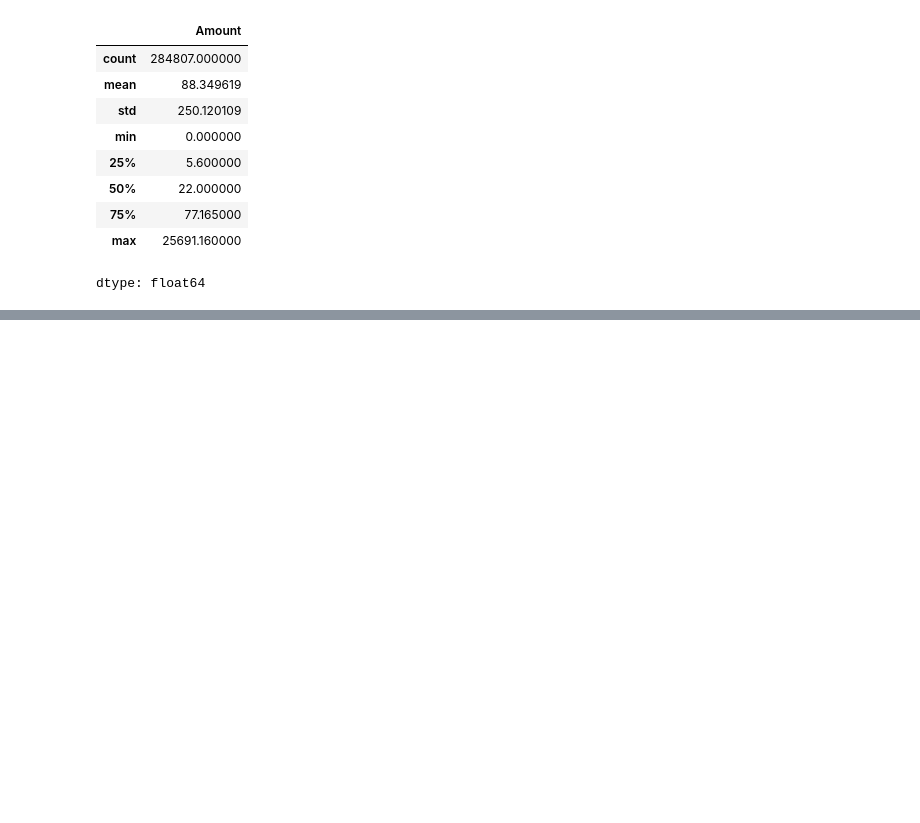
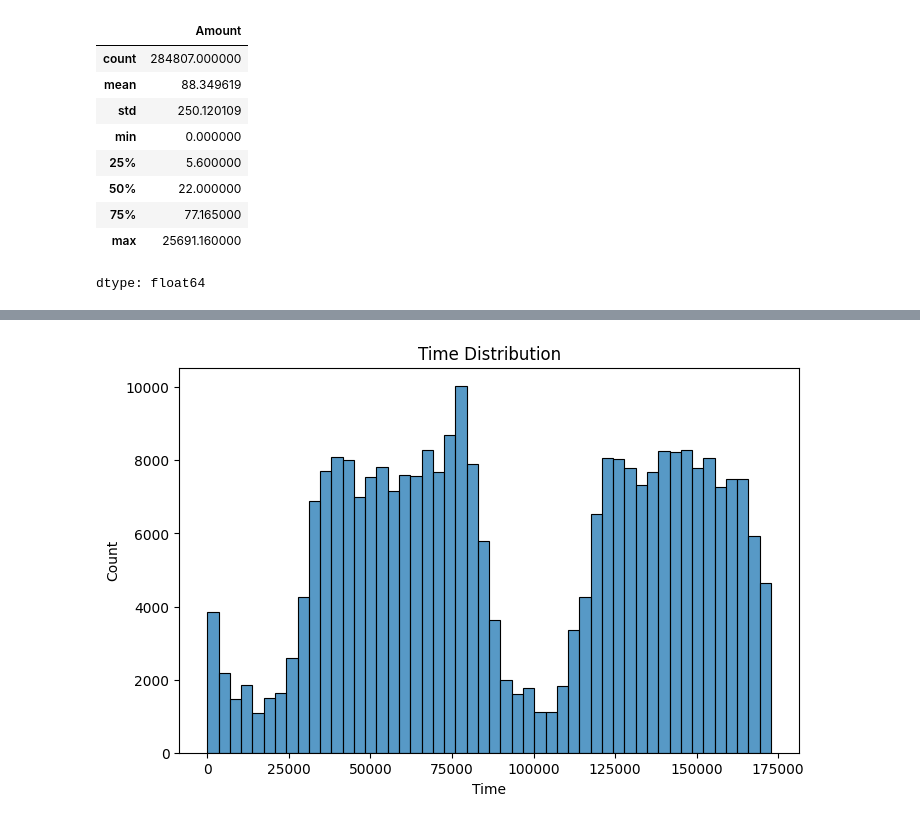
Before and after one commit to Tamannapanwar17/credit-card-fraud-detection, a Jupyter notebook: Credit_Card_Fraud_Detection.ipynb, the cells around one changed output, grey strips where cells are left out. Saved outputs shown, nothing was run; the diff lists cells and outputs as text; code cells hidden in the pictures; blank space fills up the shorter version.

```diff
--- a/Credit_Card_Fraud_Detection.ipynb
+++ b/Credit_Card_Fraud_Detection.ipynb
@@ -131,0 +237,10 @@ dtype: float64
+# %%
+plt.figure(figsize=(8,5))
+
+sns.histplot(df["Time"],bins=50)
+
+plt.title("Time Distribution")
+
+plt.show()
+# %% [output]
+[figure, added]
```
Also changed, not shown: parts of 67 cells of this notebook.
